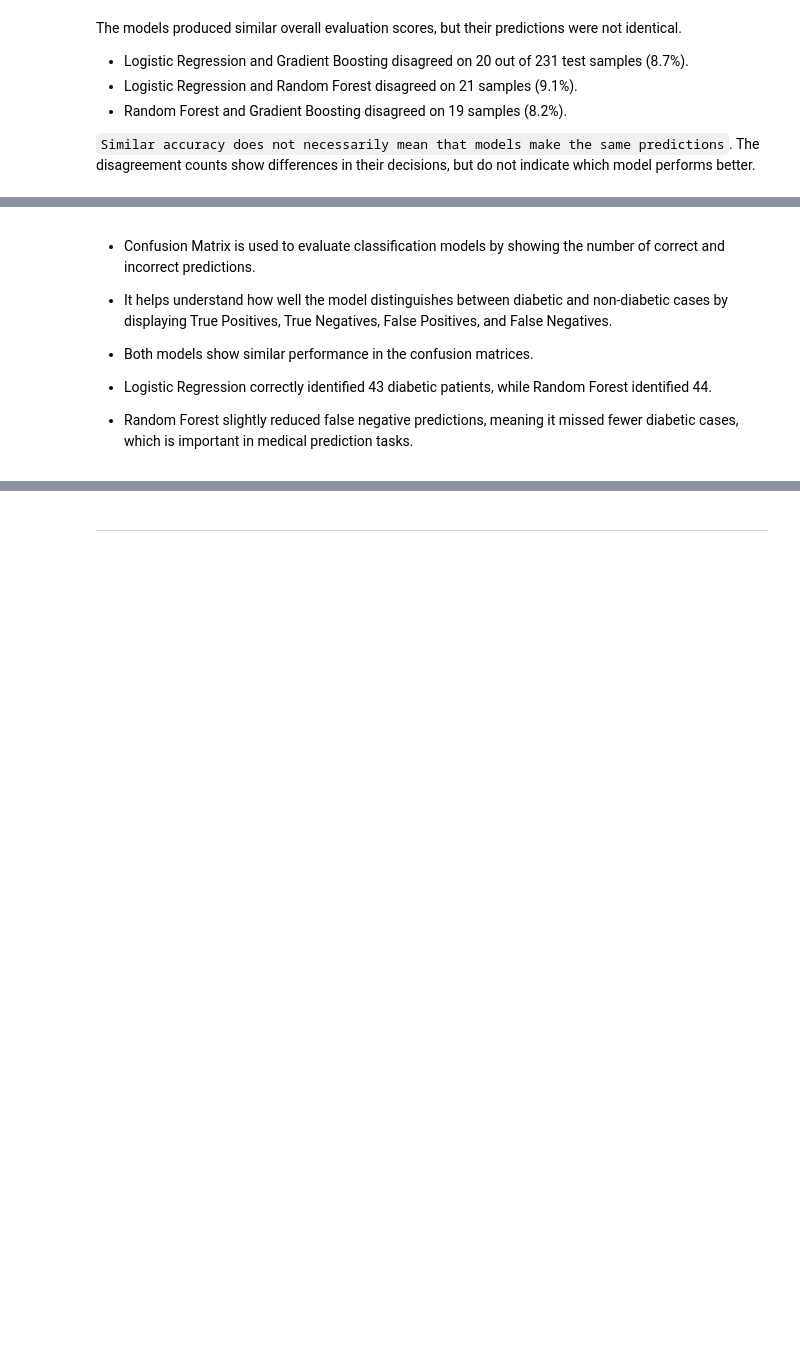
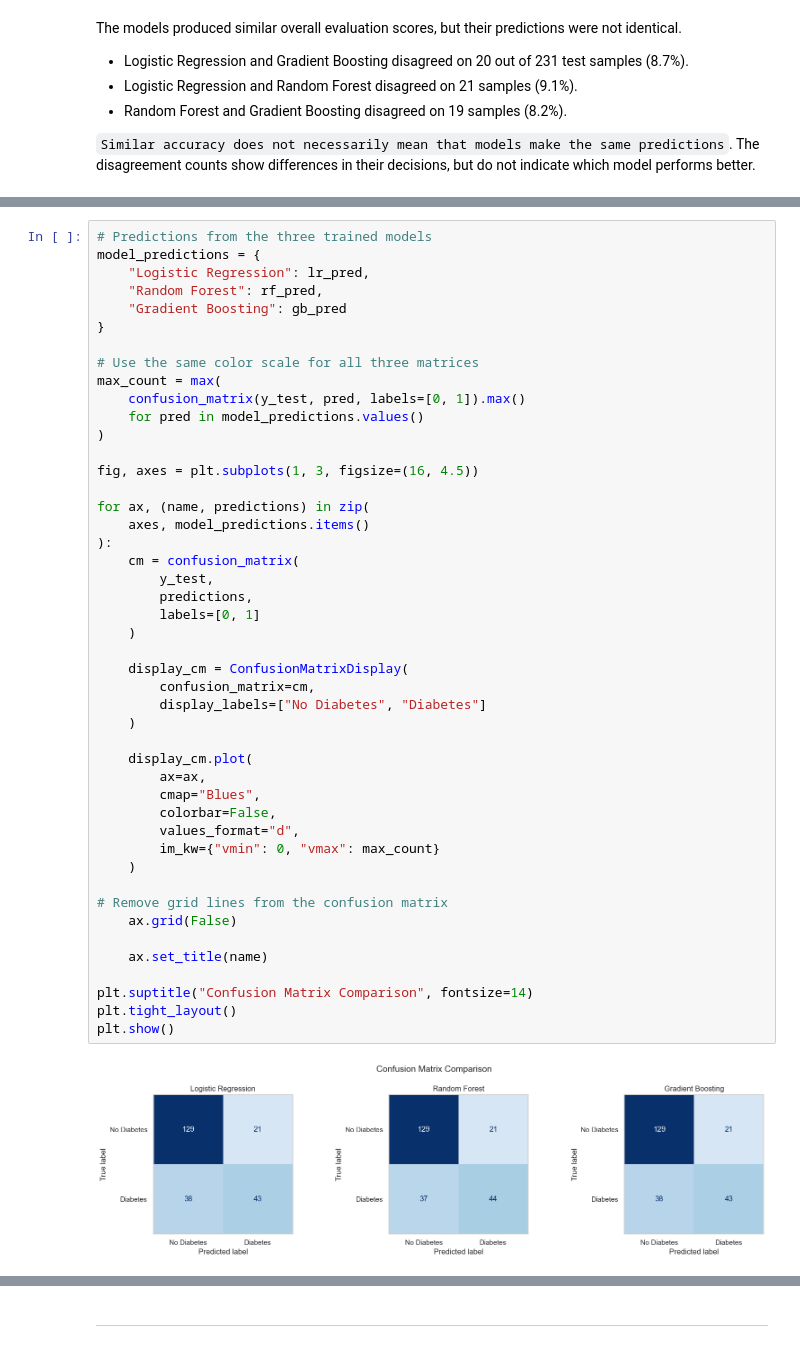
Before and after one commit to sati2799/diabetes-risk-prediction-ml, a Jupyter notebook: notebooks/Pima_Indians_Diabetes_Classification.ipynb, the cells around one changed output, grey strips where cells are left out. Drawn from its saved outputs; the diff is of its cells as text; blank space fills up the shorter version.

```diff
--- a/notebooks/Pima_Indians_Diabetes_Classification.ipynb
+++ b/notebooks/Pima_Indians_Diabetes_Classification.ipynb
@@ -861,7 +829,48 @@ plt.show()
-# %% [markdown]
-- Confusion Matrix is used to evaluate classification models by showing the number of correct and incorrect predictions.
-- It helps understand how well the model distinguishes between diabetic and non‑diabetic cases by displaying True Positives, True Negatives, False Positives, and False Negatives.
-
-- Both models show similar performance in the confusion matrices.
-- Logistic Regression correctly identified 43 diabetic patients, while Random Forest identified 44.
-- Random Forest slightly reduced false negative predictions, meaning it missed fewer diabetic cases, which is important in medical prediction tasks.
+# %%
+# Predictions from the three trained models
+model_predictions = {
+    "Logistic Regression": lr_pred,
+    "Random Forest": rf_pred,
+    "Gradient Boosting": gb_pred
+}
+
+# Use the same color scale for all three matrices
+max_count = max(
+    confusion_matrix(y_test, pred, labels=[0, 1]).max()
+    for pred in model_predictions.values()
+)
+
+fig, axes = plt.subplots(1, 3, figsize=(16, 4.5))
+
+for ax, (name, predictions) in zip(
+    axes, model_predictions.items()
+):
+    cm = confusion_matrix(
+        y_test,
+        predictions,
+        labels=[0, 1]
+    )
+
+    display_cm = ConfusionMatrixDisplay(
+        confusion_matrix=cm,
+        display_labels=["No Diabetes", "Diabetes"]
+    )
+
+    display_cm.plot(
+        ax=ax,
+        cmap="Blues",
+        colorbar=False,
+        values_format="d",
+        im_kw={"vmin": 0, "vmax": max_count}
+    )
+
+# Remove grid lines from the confusion matrix
+    ax.grid(False)
+
+    ax.set_title(name)
+
+plt.suptitle("Confusion Matrix Comparison", fontsize=14)
+plt.tight_layout()
+plt.show()
+# %% [output]
+[figure, added]
```
Also changed, not shown: parts of 18 cells of this notebook.
